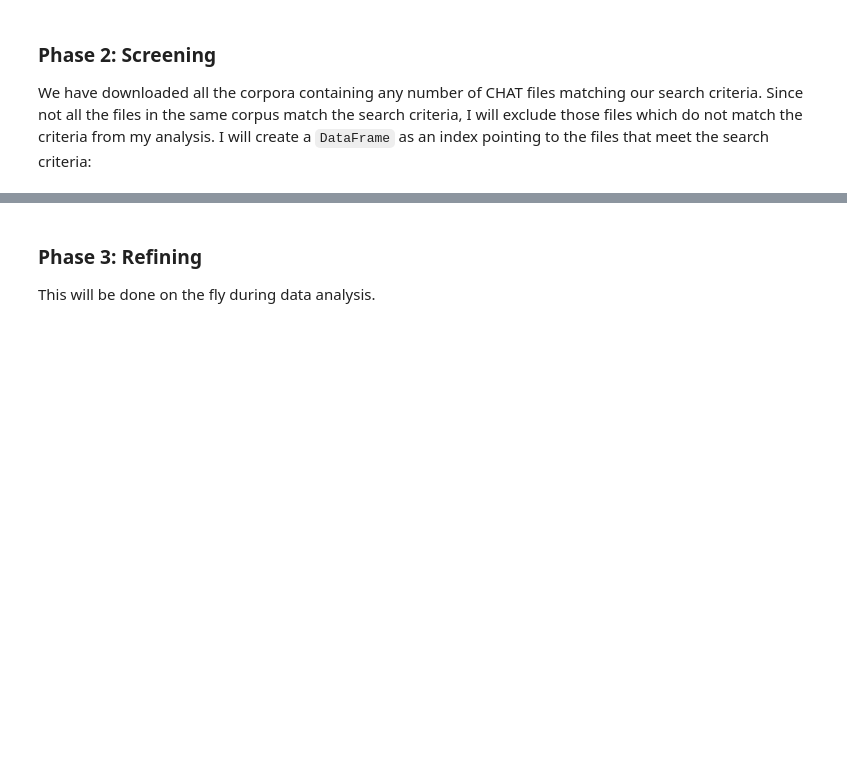
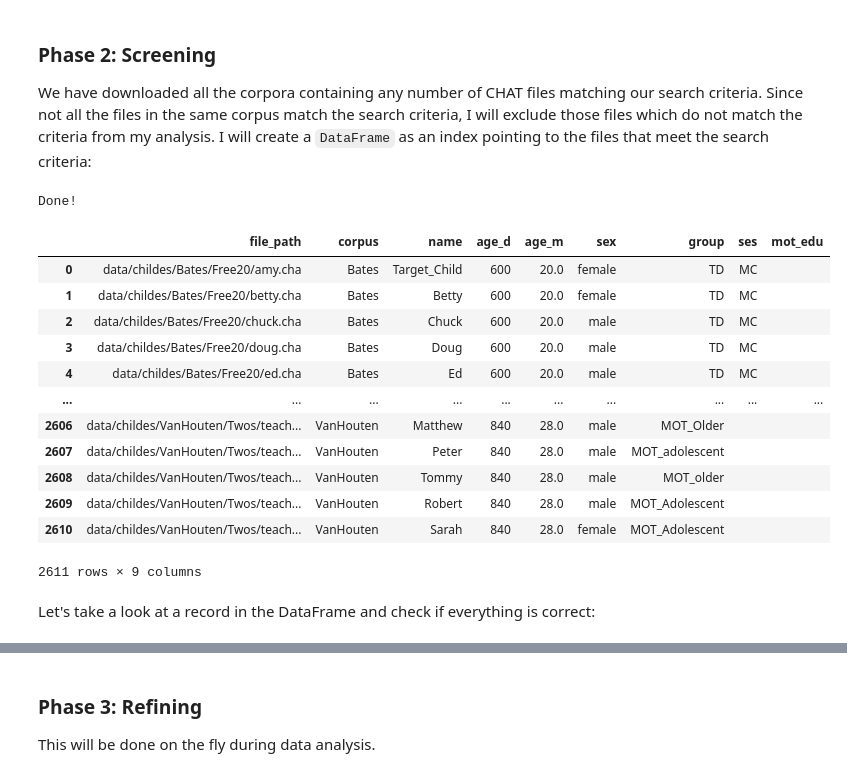
Before and after one commit to Data-Science-for-Linguists-2022/Child-Vocab-Development, a Jupyter notebook: data_curation.ipynb, the cells around one changed output, grey strips where cells are left out. Saved outputs shown, nothing was run; the diff lists cells and outputs as text; code cells hidden in the pictures; blank space fills up the shorter version.

```diff
--- a/data_curation.ipynb
+++ b/data_curation.ipynb
@@ -322,71 +338,87 @@ print('Done! Zip files were stored in {} \nand extracted to {}.'
 
 We have downloaded all the corpora containing any number of CHAT files matching our search criteria. Since not all the files in the same corpus match the search criteria, I will exclude those files which do not match the criteria from my analysis. I will create a `DataFrame` as an index pointing to the files that meet the search criteria:
 # %%
-file_path_list = []
+# Create lists to store different variables
+file_path_list   = []
 corpus_name_list = []
-chi_name_list = []
-chi_age_d_list = []
-chi_age_m_list = []
-chi_sex_list = []
-chi_group_list = []
-chi_ses_list = []
-mot_edu_list = []
+chi_name_list    = []  # Child's name
+chi_age_d_list   = []  # Child's age in days
+chi_age_m_list   = []  # Child's age in months
+chi_sex_list     = []  # Child's sex
+chi_group_list   = []  # Child's group (e.g. typically developed)
+chi_ses_list     = []  # Child's SES (socioeconomic status; same as mother's)
+mot_edu_list     = []  # Mother's education
 
 for corpus_name in tqdm(search_result):  # tqdm for progress bar
     corpus = pylangacq.Reader.from_dir('data/childes/'+corpus_name)
+    for f in corpus:
+        h = f.headers()[0]  # header of each file
 
-    for f in corpus:
+        if 'CHI' in h['Participants']:  # include only the files with 'CHI' info
 
-        if (
-            # Participants must include both the child and the mother.
-            (('CHI' in f.headers()[0]['Participants']) and
-            ('MOT' in f.headers()[0]['Participants']))
-
-            and
-
-            # Dataset should include child's or mother's SES/education.
-            (( 'ses' in f.headers()[0]['Participants']['MOT']) or
-             (f.headers()[0]['Participants']['CHI']['ses'] != '') or
-             (f.headers()[0]['Participants']['MOT']['education'] != ''))
-        ):
-
-            age_raw     = f.ages()[0]  # age in raw format
+            age_raw     = f.ages()[0]   # age in raw format
             chi_age_d   = (age_raw[0]*12 + age_raw[1])*30 + age_raw[2]
             chi_age_m   = age_raw[0]*12 + age_raw[1] + round(age_raw[2]/30,1)
 
-            # Include only children <= 72 months:
-            if chi_age_m <= 72:
+            if chi_age_m <= 72:  # include file only only children <= 72 months
 
+                # get info we need from the header
                 file_path   = f.file_paths()[0].replace('\\','/')
-                file_path   = file_path[0].lower() + file_path[1:]
+                corpus_name = h['Participants']['CHI']['corpus']
+                chi_name    = h['Participants']['CHI']['name']
+                chi_sex     = h['Participants']['CHI']['sex']
+                chi_group   = h['Participants']['CHI']['group']
+                chi_ses     = h['Participants']['CHI']['ses']
 
-                corpus_name = f.headers()[0]['Participants']['CHI']['corpus']
-                chi_name    = f.headers()[0]['Participants']['CHI']['name']
-                chi_sex     = f.headers()[0]['Participants']['CHI']['sex']
-                chi_group   = f.headers()[0]['Participants']['CHI']['group']
-                chi_ses     = f.headers()[0]['Participants']['CHI']['ses']
-                mot_edu     = f.headers()[0]['Participants']['MOT']['education']
+                # Get 'MOT' info only if 'MOT' exsits
+                if 'MOT' in h['Participants']:
+                    mot_edu = h['Participants']['MOT']['education']
+                    # Just in case SES info is stored in 'MOT' instead of 'CHI'
+                    if h['Participants']['MOT']['ses'] != '':
+                        chi_ses = h['Participants']['MOT']['ses']
+                else:
+                    mot_edu = '' # keep the list same length as other lists even
+                                 #   when 'MOT' doesn't exist
 
+                # create a list for each variable (will be column of DataFrame)
                 file_path_list.append(file_path)
                 corpus_name_list.append(corpus_name)
                 chi_name_list.append(chi_name)
                 chi_age_d_list.append(chi_age_d)
                 chi_age_m_list.append(chi_age_m)
                 chi_sex_list.append(chi_sex)
                 chi_group_list.append(chi_group)
                 chi_ses_list.append(chi_ses)
                 mot_edu_list.append(mot_edu)
 
+# Build a DataFrame to store header information
 data_idx = pd.DataFrame({'file_path':file_path_list,
                          'corpus':corpus_name_list,
                          'name':chi_name_list,
                          'age_d':chi_age_d_list,
                          'age_m':chi_age_m_list,
                          'sex':chi_sex_list,
                          'group':chi_group_list,
                          'ses':chi_ses_list,
                          'mot_edu':mot_edu_list,
                         })
 
 print('Done!')
 data_idx
+# %% [output]
+Done!
+|  | file_path | corpus | name | age_d | age_m | sex | group | ses | mot_edu |
+| 0 | data/childes/Bates/Free20/amy.cha | Bates | Target_Child | 600 | 20.0 | female | TD | MC |  |
+| 1 | data/childes/Bates/Free20/betty.cha | Bates | Betty | 600 | 20.0 | female | TD | MC |  |
+| 2 | data/childes/Bates/Free20/chuck.cha | Bates | Chuck | 600 | 20.0 | male | TD | MC |  |
+| 3 | data/childes/Bates/Free20/doug.cha | Bates | Doug | 600 | 20.0 | male | TD | MC |  |
+| 4 | data/childes/Bates/Free20/ed.cha | Bates | Ed | 600 | 20.0 | male | TD | MC |  |
+| ... | ... | ... | ... | ... | ... | ... | ... | ... | ... |
+| 2606 | data/childes/VanHouten/Twos/teach... | VanHouten | Matthew | 840 | 28.0 | male | MOT_Older |  |  |
+| 2607 | data/childes/VanHouten/Twos/teach... | VanHouten | Peter | 840 | 28.0 | male | MOT_adolescent |  |  |
+| 2608 | data/childes/VanHouten/Twos/teach... | VanHouten | Tommy | 840 | 28.0 | male | MOT_older |  |  |
+| 2609 | data/childes/VanHouten/Twos/teach... | VanHouten | Robert | 840 | 28.0 | male | MOT_Adolescent |  |  |
+| 2610 | data/childes/VanHouten/Twos/teach... | VanHouten | Sarah | 840 | 28.0 | female | MOT_Adolescent |  |  |
+2611 rows × 9 columns
+# %% [markdown]
+Let's take a look at a record in the DataFrame and check if everything is correct:
```
Also changed, not shown: parts of 12 cells of this notebook.
